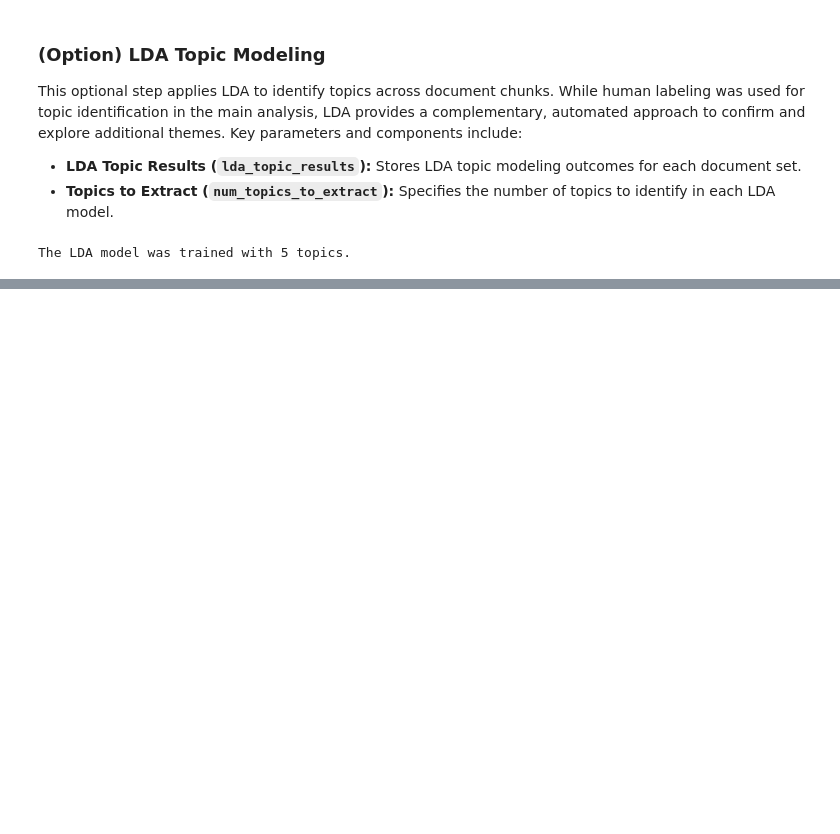
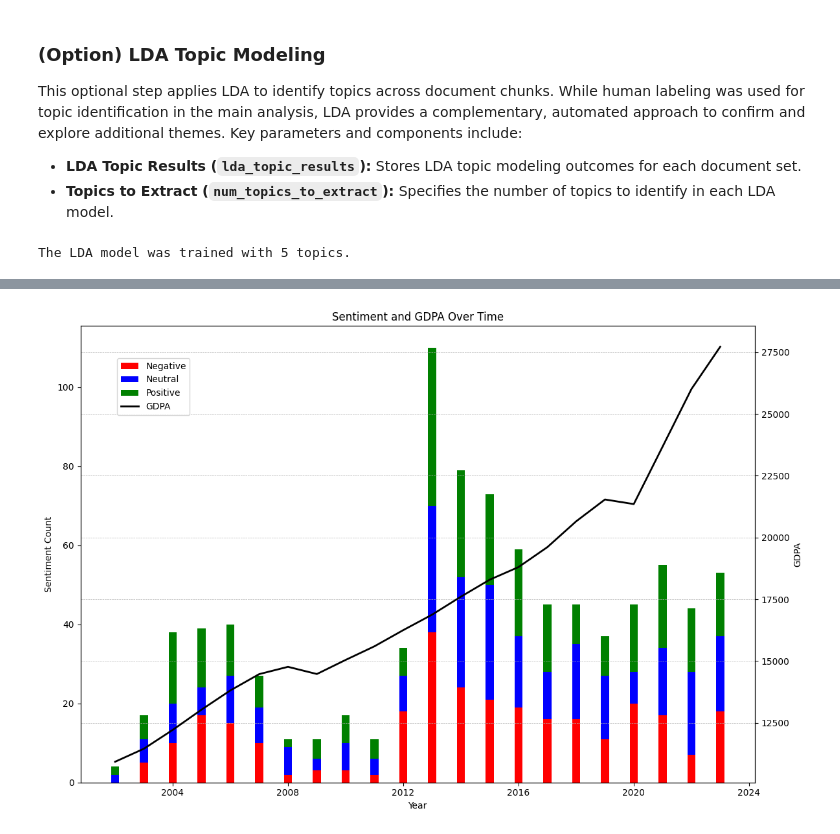
Before and after one commit to byeungchun/cbspeech_topicmodelling, a Jupyter notebook: topicmodelling.ipynb, the cells around one changed output, grey strips where cells are left out. Drawn from its saved outputs; the diff is of its cells as text; code cells hidden in the pictures; blank space fills up the shorter version.

```diff
--- a/topicmodelling.ipynb
+++ b/topicmodelling.ipynb
@@ -331,0 +360,5 @@ merged_results[['lda_topic','lda_words']].drop_duplicates()
+# %%
+# LLM request. Here, it assign sentiments randomly
+sentiments = ['positive','negative','neutral']
+dfdocs['sentiment'] = np.random.choice(sentiments, len(dfdocs))
+dfdocs.head()
@@ -331,0 +374,4 @@ merged_results[['lda_topic','lda_words']].drop_duplicates()
+# %%
+dfgdp = pd.read_csv('https://github.com/byeungchun/cbspeech_topicmodelling/blob/main/GDPA.csv?raw=true')
+dfgdp['DATE'] = pd.to_datetime(dfgdp['DATE'], format='%Y-%m-%d')
+dfgdp.head()
@@ -331,0 +385,6 @@ merged_results[['lda_topic','lda_words']].drop_duplicates()
+# %%
+dfsentiment = dfdocs[['year','sentiment']]
+dfsentiment['DATE'] = pd.to_datetime(dfsentiment['year'], format='%Y')
+dfsentiment = dfsentiment.groupby(['DATE','sentiment']).size().reset_index()
+dfsentiment = dfsentiment.pivot(index='DATE', columns='sentiment', values=0).fillna(0).astype(int)
+dfsentiment.head()
@@ -331,0 +399,4 @@ merged_results[['lda_topic','lda_words']].drop_duplicates()
+# %%
+dfsentgdp = dfsentiment.merge(dfgdp, left_index=True, right_on='DATE')
+dfsentgdp = dfsentgdp.set_index('DATE')
+dfsentgdp.head()
@@ -331,0 +411,37 @@ merged_results[['lda_topic','lda_words']].drop_duplicates()
+# %%
+# plot 2 y-axis of dfsentgdp
+
+import matplotlib.pyplot as plt
+
+# Further increasing bar width for better visibility
+bar_width = 100  # Adjusted bar width for more thickness
+
+# Plot
+fig, ax1 = plt.subplots(figsize=(12, 8))
+
+# Stacked bar chart for sentiments with increased bar width
+ax1.bar(dfsentgdp.index, dfsentgdp['negative'], label='Negative', color='red', width=bar_width, align='center')
+ax1.bar(dfsentgdp.index, dfsentgdp['neutral'], bottom=dfsentgdp['negative'], label='Neutral', color='blue', width=bar_width, align='center')
+ax1.bar(dfsentgdp.index, dfsentgdp['positive'], bottom=dfsentgdp['negative'] + dfsentgdp['neutral'], label='Positive', color='green', width=bar_width, align='center')
+
+# Configure ax1
+ax1.set_xlabel('Year')
+ax1.set_ylabel('Sentiment Count')
+ax1.tick_params(axis='y')
+ax1.set_title('Sentiment and GDPA Over Time')
+
+# Line plot for GDPA on secondary axis
+ax2 = ax1.twinx()
+ax2.plot(dfsentgdp.index, dfsentgdp['GDPA'], label='GDPA', color='black', linewidth=2)
+ax2.set_ylabel('GDPA')
+ax2.tick_params(axis='y', labelcolor='black')
+
+# Combine legends
+fig.legend(loc='upper left', bbox_to_anchor=(0.1, 0.9))
+
+# Grid and layout
+plt.grid(axis='y', linestyle='--', linewidth=0.5)
+plt.tight_layout()
+plt.show()
+# %% [output]
+[figure, added]
```
Also changed, not shown: parts of 23 cells of this notebook.
